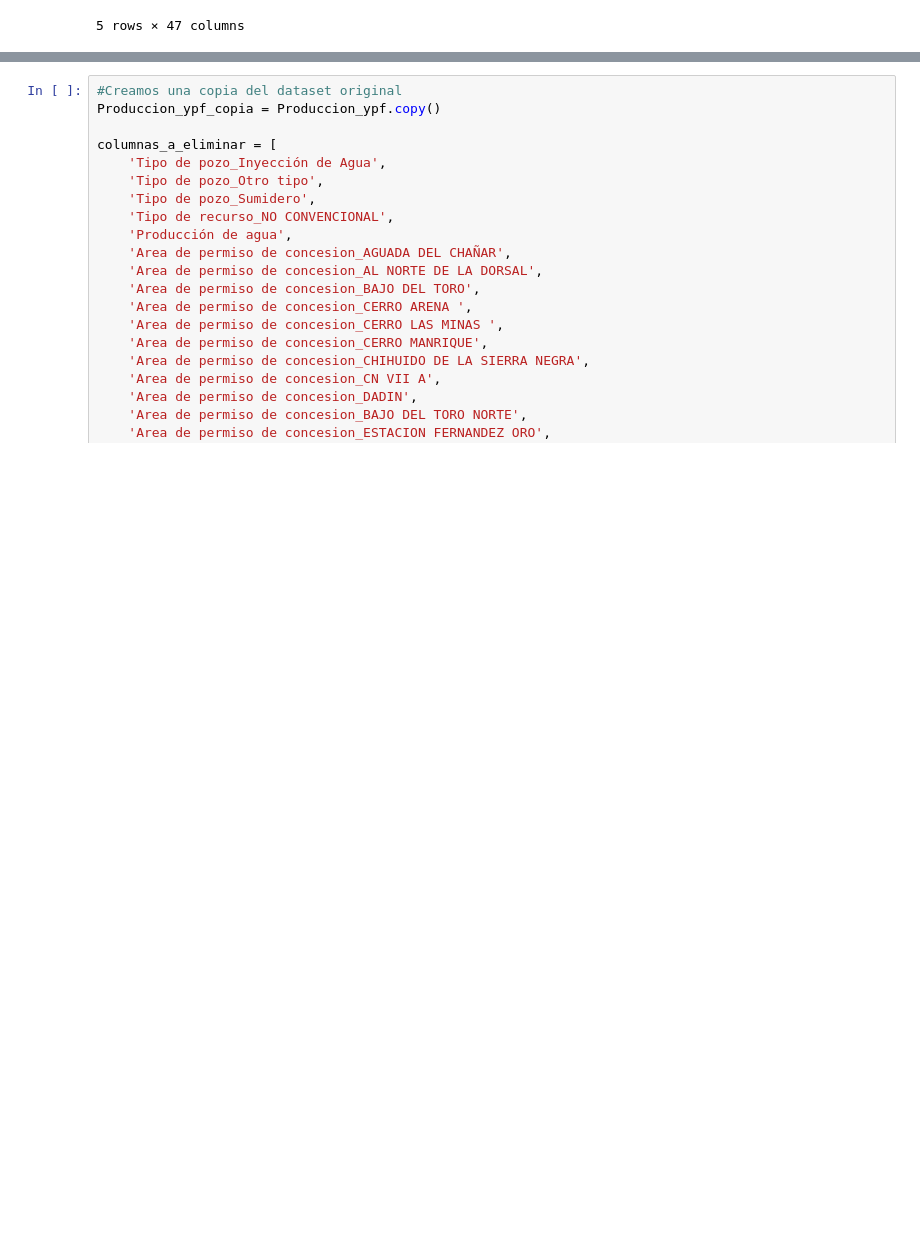
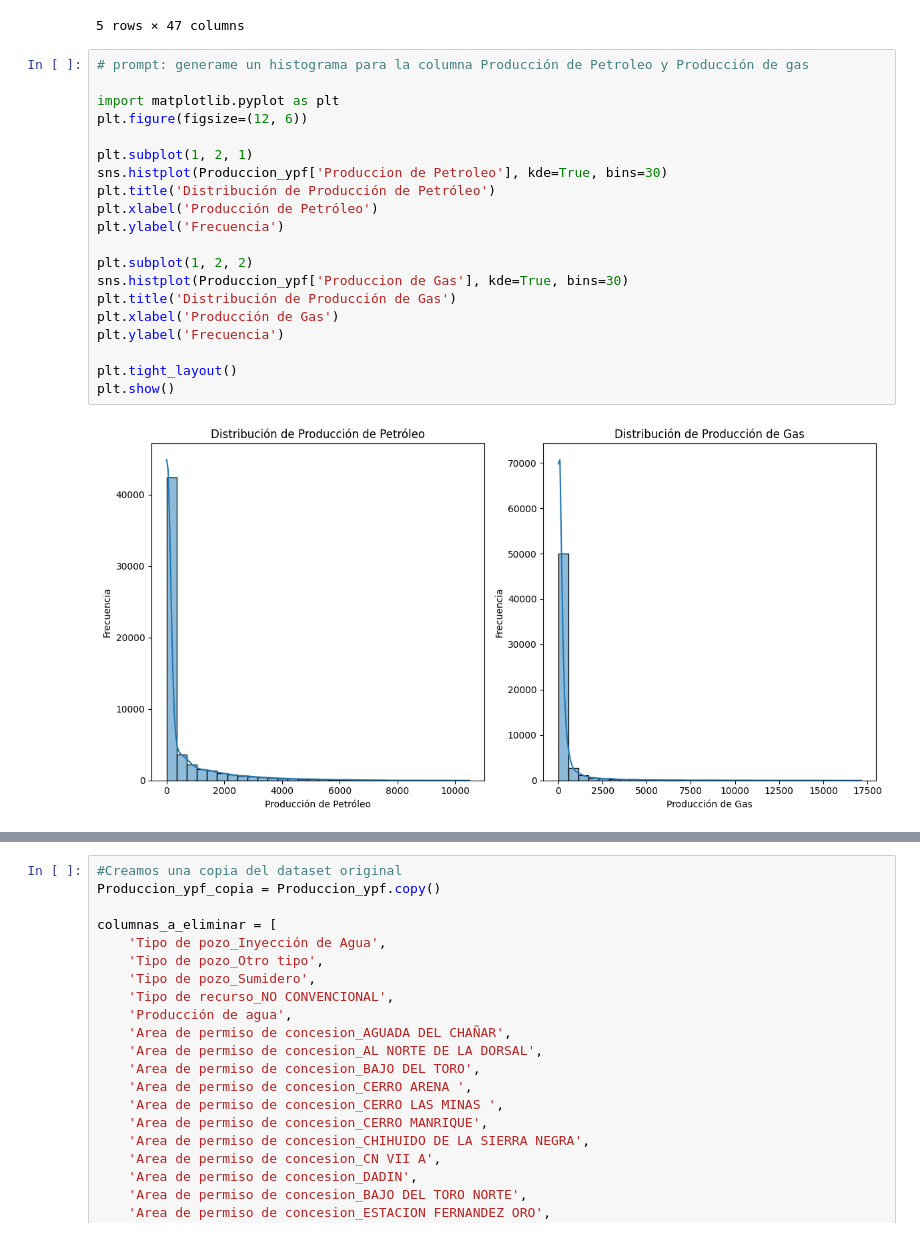
Before and after one commit to antonellafontanetto/Pre-Entrega-3, a Jupyter notebook: Proyecto4x4YPF_V2.ipynb, the cells around one changed output, grey strips where cells are left out. Drawn from its saved outputs; the diff is of its cells as text; blank space fills up the shorter version.

```diff
--- a/Proyecto4x4YPF_V2.ipynb
+++ b/Proyecto4x4YPF_V2.ipynb
@@ -39,3 +39,25 @@ Produccion_ypf.head().astype(int)
 | 3 | 0 | 0 | 1 | 0 | ... |
 | 4 | 0 | 0 | 0 | 1 | ... |
 5 rows × 47 columns
+# %%
+# prompt: generame un histograma para la columna Producción de Petroleo y Producción de gas
+
+import matplotlib.pyplot as plt
+plt.figure(figsize=(12, 6))
+
+plt.subplot(1, 2, 1)
+sns.histplot(Produccion_ypf['Produccion de Petroleo'], kde=True, bins=30)
+plt.title('Distribución de Producción de Petróleo')
+plt.xlabel('Producción de Petróleo')
+plt.ylabel('Frecuencia')
+
+plt.subplot(1, 2, 2)
+sns.histplot(Produccion_ypf['Produccion de Gas'], kde=True, bins=30)
+plt.title('Distribución de Producción de Gas')
+plt.xlabel('Producción de Gas')
+plt.ylabel('Frecuencia')
+
+plt.tight_layout()
+plt.show()
+# %% [output]
+[figure, added]
```
Also changed, not shown: parts of 41 cells of this notebook.
